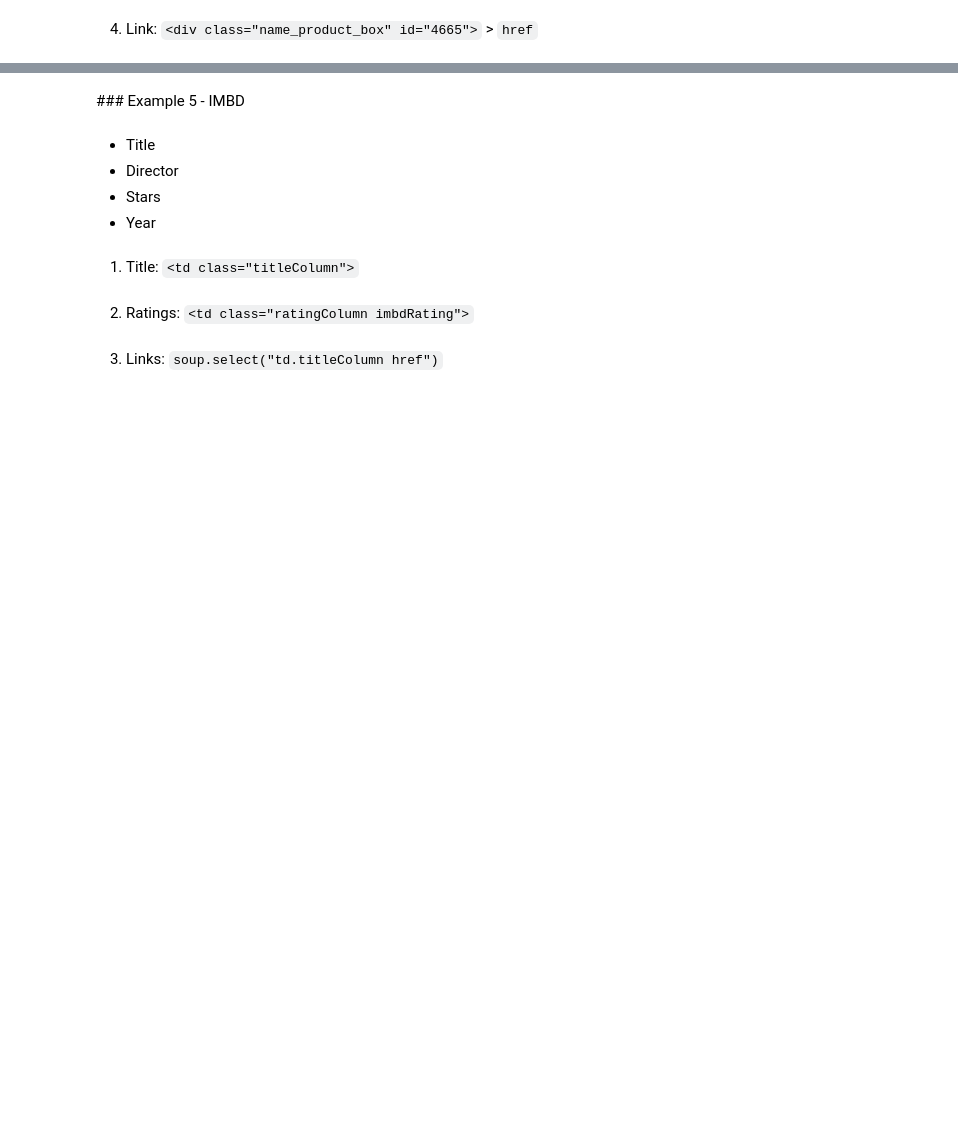
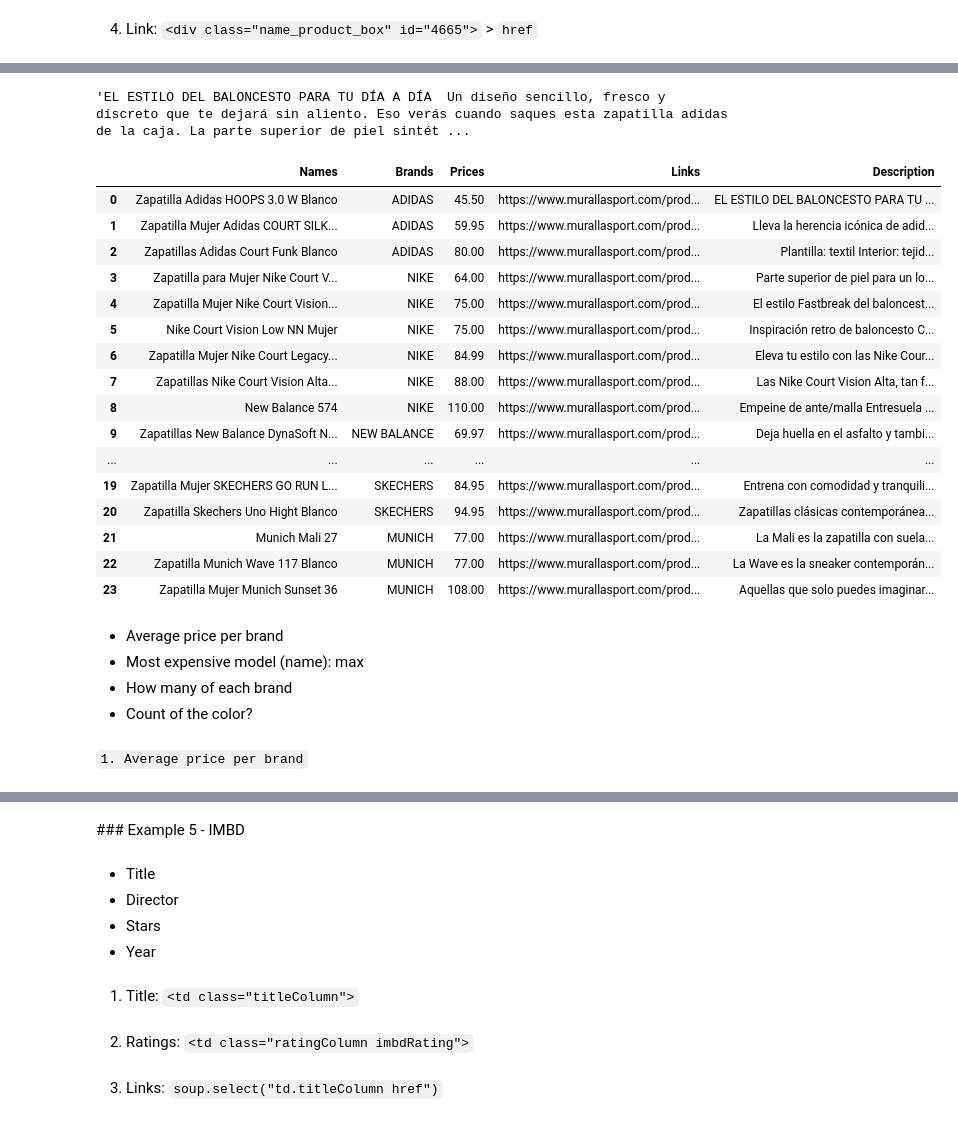
Before and after one commit to Ironhack-data-bcn-january-2024/lectures, a Jupyter notebook: week-3/02-Web scraping.ipynb, the cells around one changed output, grey strips where cells are left out. Drawn from its saved outputs; the diff is of its cells as text; code cells hidden in the pictures; blank space fills up the shorter version.

```diff
--- a/week-3/02-Web scraping.ipynb
+++ b/week-3/02-Web scraping.ipynb
@@ -587,0 +800,3 @@ import numpy as np
+# %%
+list_of_links = soup.find_all("a", {"class":"url_producto"})
+list_of_links[0]
@@ -587,0 +893,5 @@ import numpy as np
+# %%
+description = soup.find("div", {"id":"description"})
+description.getText().strip()
+# %% [output]
+'EL ESTILO DEL BALONCESTO PARA TU DÍA A DÍA  Un diseño sencillo, fresco y discreto que te dejará sin aliento. Eso verás cuando saques esta zapatilla adidas de la caja. La parte superior de piel sintét ...
@@ -587,0 +900,20 @@ import numpy as np
+# %%
+result
+# %% [output]
+|  | Names | Brands | Prices | Links | Description |
+| 0 | Zapatilla Adidas HOOPS 3.0 W Blanco | ADIDAS | 45.50 | https://www.murallasport.com/prod... | EL ESTILO DEL BALONCESTO PARA TU ... |
+| 1 | Zapatilla Mujer Adidas COURT SILK... | ADIDAS | 59.95 | https://www.murallasport.com/prod... | Lleva la herencia icónica de adid... |
+| 2 | Zapatillas Adidas Court Funk Blanco | ADIDAS | 80.00 | https://www.murallasport.com/prod... | Plantilla: textil Interior: tejid... |
+| 3 | Zapatilla para Mujer Nike Court V... | NIKE | 64.00 | https://www.murallasport.com/prod... | Parte superior de piel para un lo... |
+| 4 | Zapatilla Mujer Nike Court Vision... | NIKE | 75.00 | https://www.murallasport.com/prod... | El estilo Fastbreak del baloncest... |
+| 5 | Nike Court Vision Low NN Mujer | NIKE | 75.00 | https://www.murallasport.com/prod... | Inspiración retro de baloncesto C... |
+| 6 | Zapatilla Mujer Nike Court Legacy... | NIKE | 84.99 | https://www.murallasport.com/prod... | Eleva tu estilo con las Nike Cour... |
+| 7 | Zapatillas Nike Court Vision Alta... | NIKE | 88.00 | https://www.murallasport.com/prod... | Las Nike Court Vision Alta, tan f... |
+| 8 | New Balance 574 | NIKE | 110.00 | https://www.murallasport.com/prod... | Empeine de ante/malla Entresuela ... |
+| 9 | Zapatillas New Balance DynaSoft N... | NEW BALANCE | 69.97 | https://www.murallasport.com/prod... | Deja huella en el asfalto y tambi... |
+| ... | ... | ... | ... | ... | ... |
+| 19 | Zapatilla Mujer SKECHERS GO RUN L... | SKECHERS | 84.95 | https://www.murallasport.com/prod... | Entrena con comodidad y tranquili... |
+| 20 | Zapatilla Skechers Uno Hight Blanco | SKECHERS | 94.95 | https://www.murallasport.com/prod... | Zapatillas clásicas contemporánea... |
+| 21 | Munich Mali 27 | MUNICH | 77.00 | https://www.murallasport.com/prod... | La Mali es la zapatilla con suela... |
+| 22 | Zapatilla Munich Wave 117 Blanco | MUNICH | 77.00 | https://www.murallasport.com/prod... | La Wave es la sneaker contemporán... |
+| 23 | Zapatilla Mujer Munich Sunset 36 | MUNICH | 108.00 | https://www.murallasport.com/prod... | Aquellas que solo puedes imaginar... |
@@ -587,0 +943,5 @@ import numpy as np
+# %% [markdown]
+- Average price per brand
+- Most expensive model (name): max
+- How many of each brand
+- Count of the color?
@@ -587,0 +951,2 @@ import numpy as np
+# %% [markdown]
+`1. Average price per brand`
```
Also changed, not shown: parts of 111 cells of this notebook, 11 other files.
